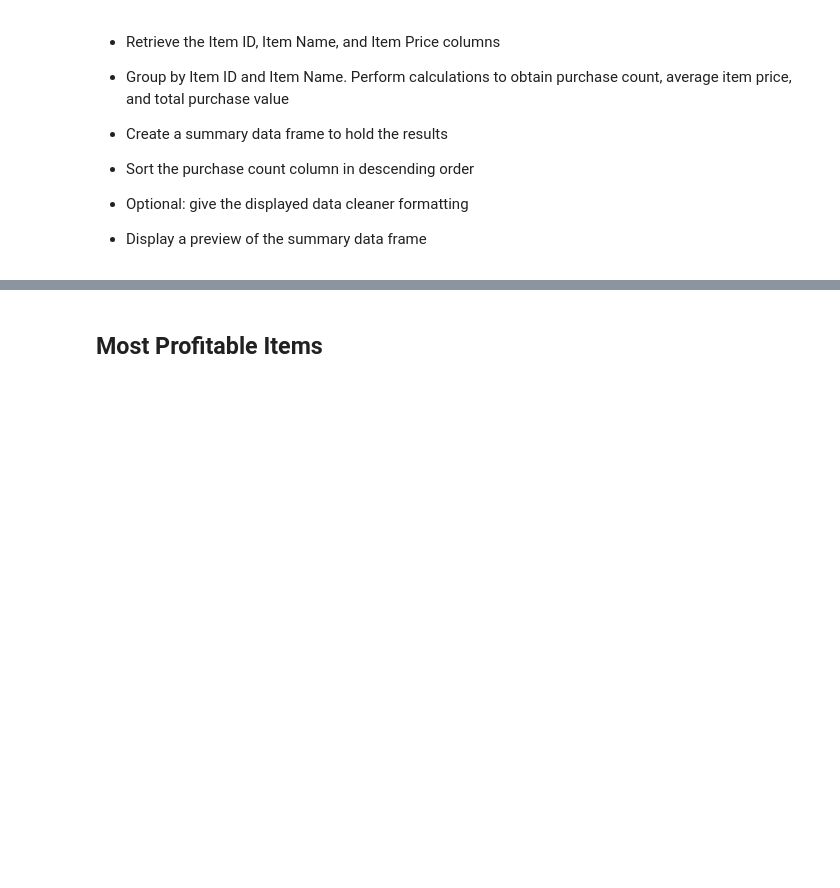
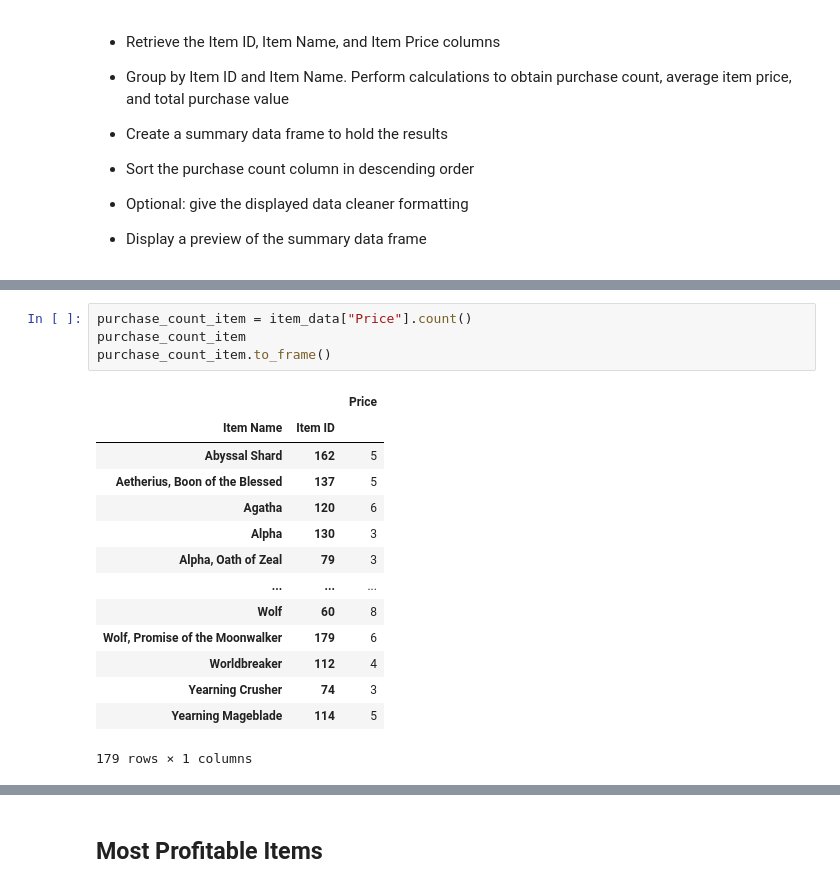
Before and after one commit to joekimga/pandas-challenge, a Jupyter notebook: HeroesOfPymoli/save.ipynb, the cells around one changed output, grey strips where cells are left out. Cells and saved outputs as stored; diff of their text form; blank space fills up the shorter version.

```diff
--- a/HeroesOfPymoli/save.ipynb
+++ b/HeroesOfPymoli/save.ipynb
@@ -717,0 +746,19 @@ SyntaxError: invalid syntax (<ipython-input-136-ad28c1c42414>, line 1)
+# %%
+purchase_count_item = item_data["Price"].count()
+purchase_count_item
+purchase_count_item.to_frame()
+# %% [output]
+|  |  | Price |
+| Item Name | Item ID |  |
+| Abyssal Shard | 162 | 5 |
+| Aetherius, Boon of the Blessed | 137 | 5 |
+| Agatha | 120 | 6 |
+| Alpha | 130 | 3 |
+| Alpha, Oath of Zeal | 79 | 3 |
+| ... | ... | ... |
+| Wolf | 60 | 8 |
+| Wolf, Promise of the Moonwalker | 179 | 6 |
+| Worldbreaker | 112 | 4 |
+| Yearning Crusher | 74 | 3 |
+| Yearning Mageblade | 114 | 5 |
+179 rows × 1 columns
```
Also changed, not shown: parts of 10 cells of this notebook.
